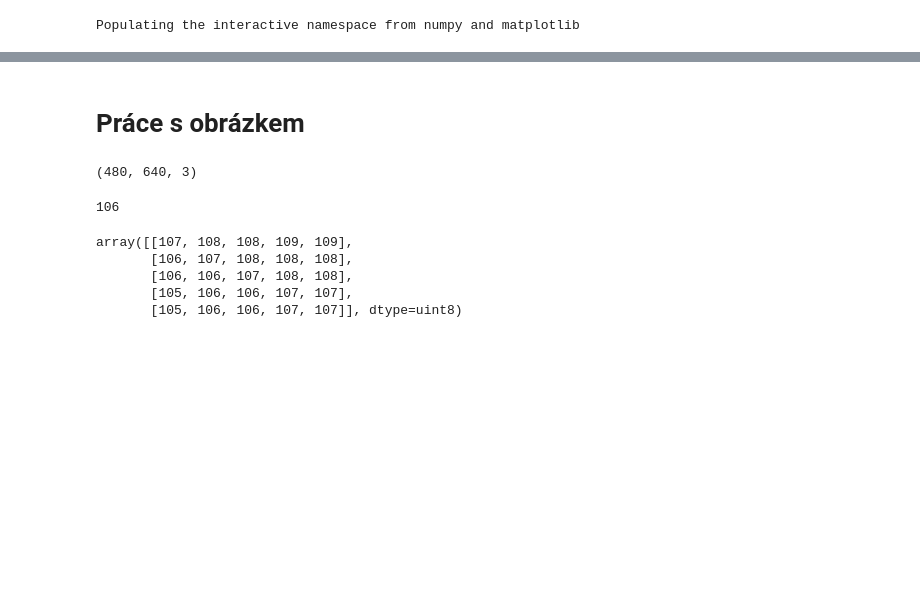
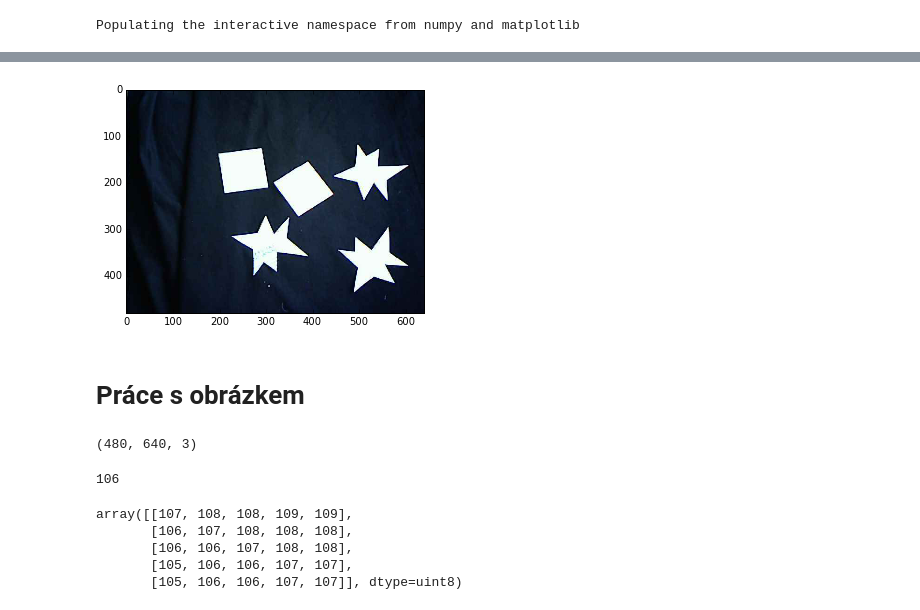
Before and after one commit to mjirik/ZDO, a Jupyter notebook: ZDOcv02.ipynb, the cells around one changed output, grey strips where cells are left out. Saved outputs shown, nothing was run; the diff lists cells and outputs as text; code cells hidden in the pictures; blank space fills up the shorter version.

```diff
--- a/ZDOcv02.ipynb
+++ b/ZDOcv02.ipynb
@@ -33,15 +33,17 @@ import matplotlib.pyplot as plt
 # %%
 # scipy.misc.imread(
 URL = "http://uc452cam01-kky.fav.zcu.cz/snapshot.jpg"
 # URL = "http://plzen.cz/kamera.php?0.8989779513794929"
 # URL = "http://www.chmi.cz/files/portal/docs/meteo/kam/pribram.jpg"
 
 
 file = cStringIO.StringIO(urllib.urlopen(URL).read())
 
-img = scipy.misc.imread(file)
-plt.imshow(img)
+im = scipy.misc.imread(file)
+plt.imshow(im)
 plt.show()
+# %% [output]
+[figure, added]
 # %% [markdown]
 # Práce s obrázkem
 # %%
```
Also changed, not shown: parts of 7 cells of this notebook, 11 other files.
